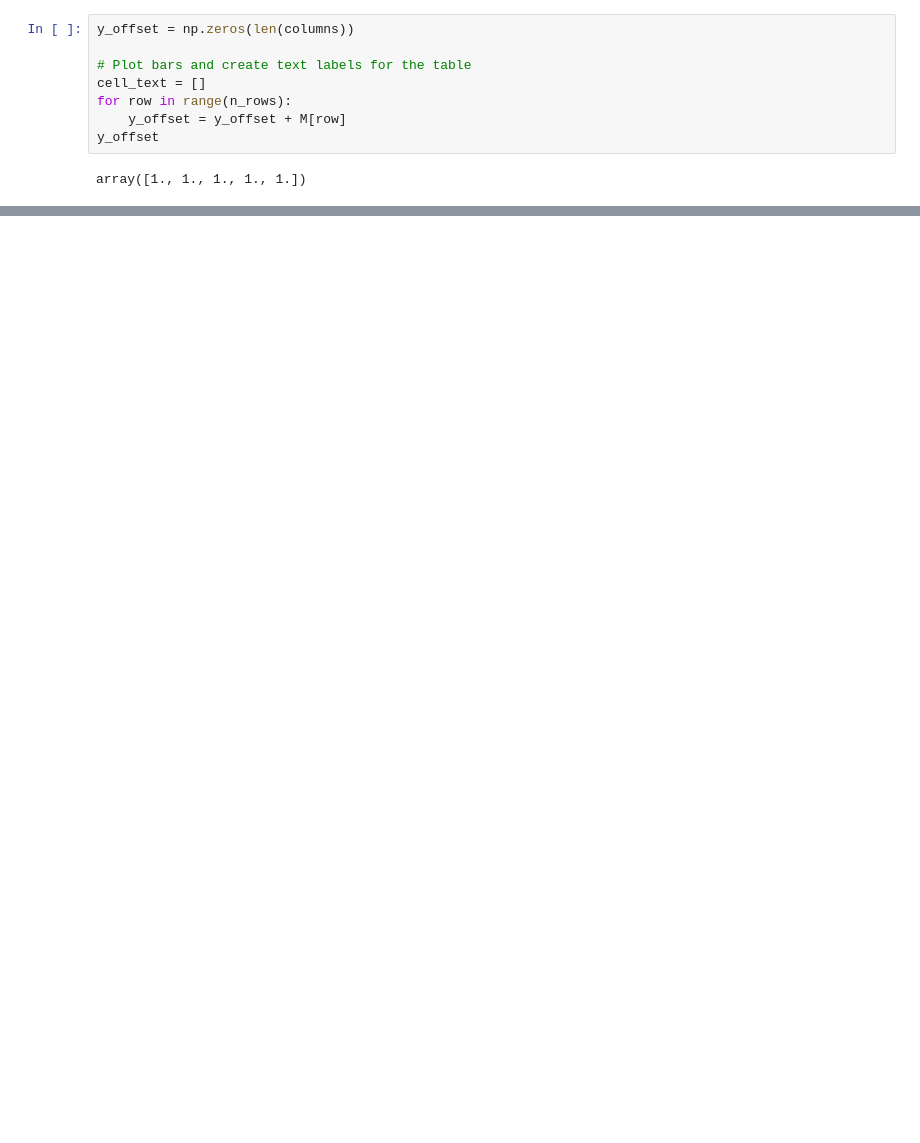
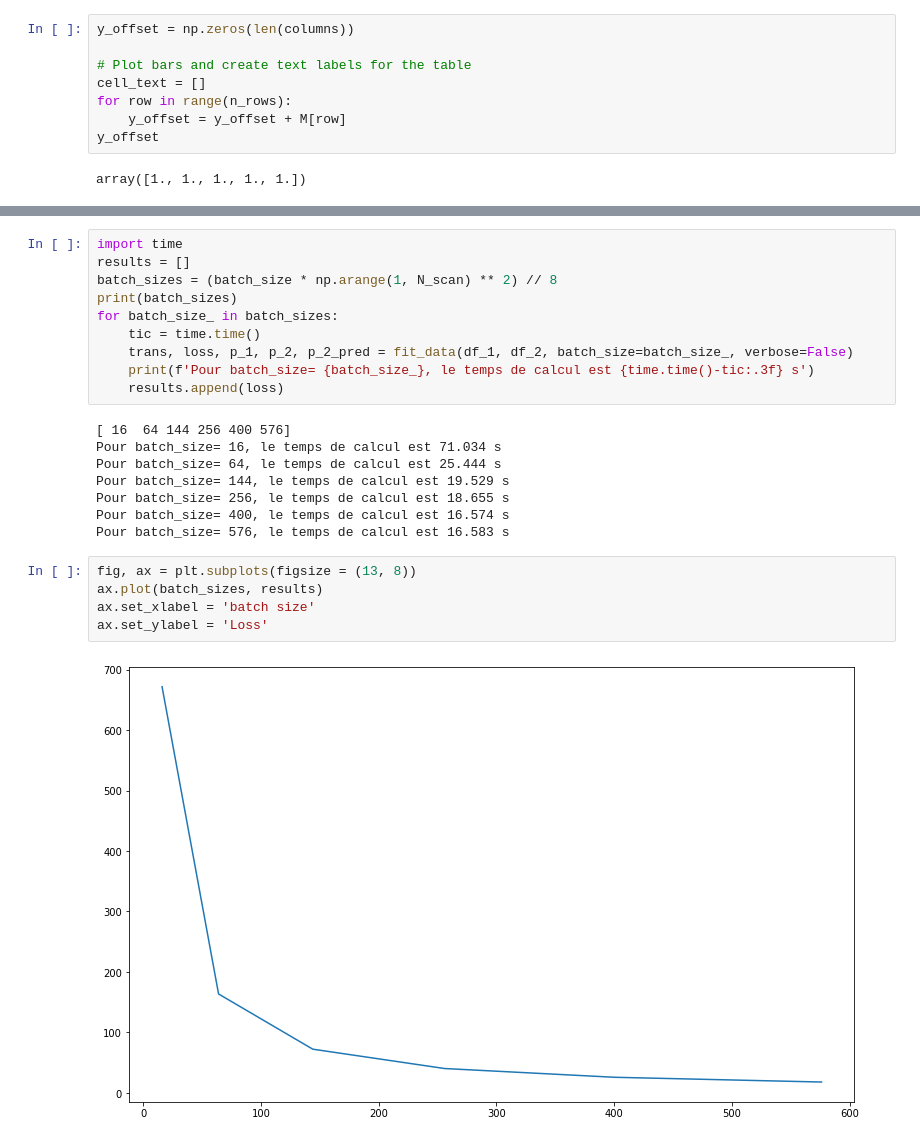
Before and after one commit to laurentperrinet/2022-05-04_transfert-des-voix, a Jupyter notebook: 2022-05-04_transfert-des-voix.ipynb, the cells around one changed output, grey strips where cells are left out. Cells and saved outputs as stored; diff of their text form; blank space fills up the shorter version.

```diff
--- a/2022-05-04_transfert-des-voix.ipynb
+++ b/2022-05-04_transfert-des-voix.ipynb
@@ -1053,0 +1062,25 @@ array([1., 1., 1., 1., 1.])
+# %%
+import time
+results = []
+batch_sizes = (batch_size * np.arange(1, N_scan) ** 2) // 8
+print(batch_sizes)
+for batch_size_ in batch_sizes:
+    tic = time.time()
+    trans, loss, p_1, p_2, p_2_pred = fit_data(df_1, df_2, batch_size=batch_size_, verbose=False)
+    print(f'Pour batch_size= {batch_size_}, le temps de calcul est {time.time()-tic:.3f} s')
+    results.append(loss)
+# %% [output]
+[ 16  64 144 256 400 576]
+Pour batch_size= 16, le temps de calcul est 71.034 s
+Pour batch_size= 64, le temps de calcul est 25.444 s
+Pour batch_size= 144, le temps de calcul est 19.529 s
+Pour batch_size= 256, le temps de calcul est 18.655 s
+Pour batch_size= 400, le temps de calcul est 16.574 s
+Pour batch_size= 576, le temps de calcul est 16.583 s
+# %%
+fig, ax = plt.subplots(figsize = (13, 8))
+ax.plot(batch_sizes, results)
+ax.set_xlabel = 'batch size'
+ax.set_ylabel = 'Loss'
+# %% [output]
+[figure, added]
```
Also changed, not shown: parts of 77 cells of this notebook.
